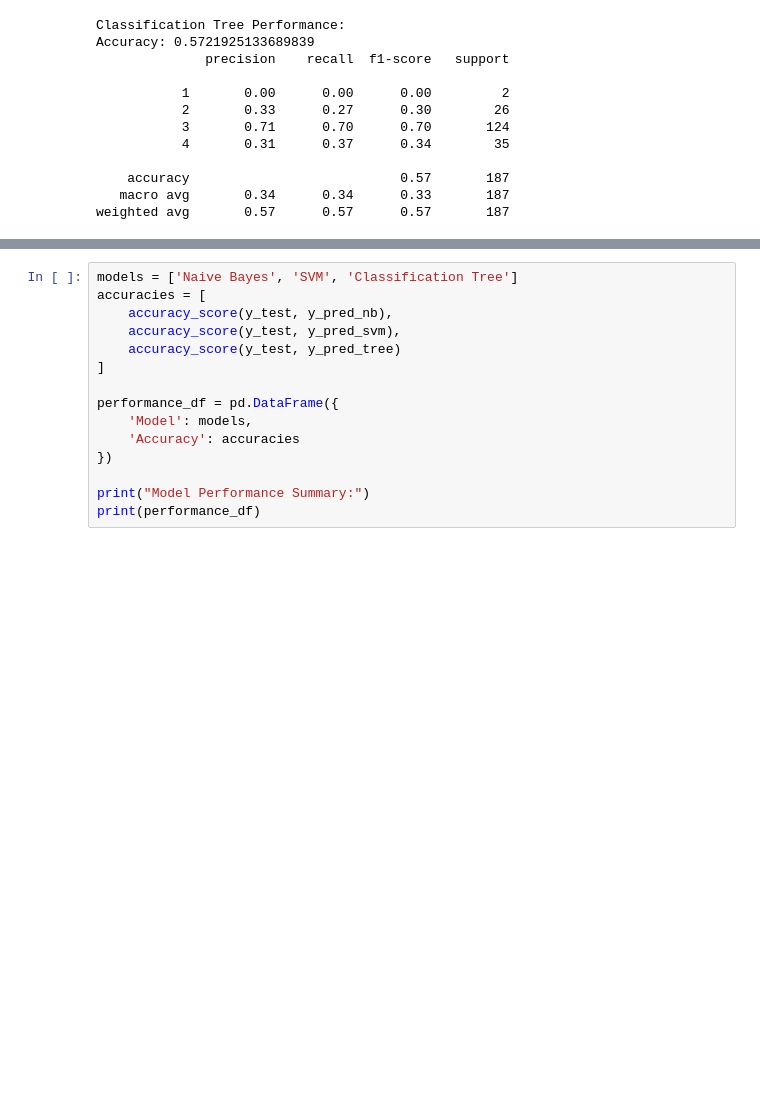
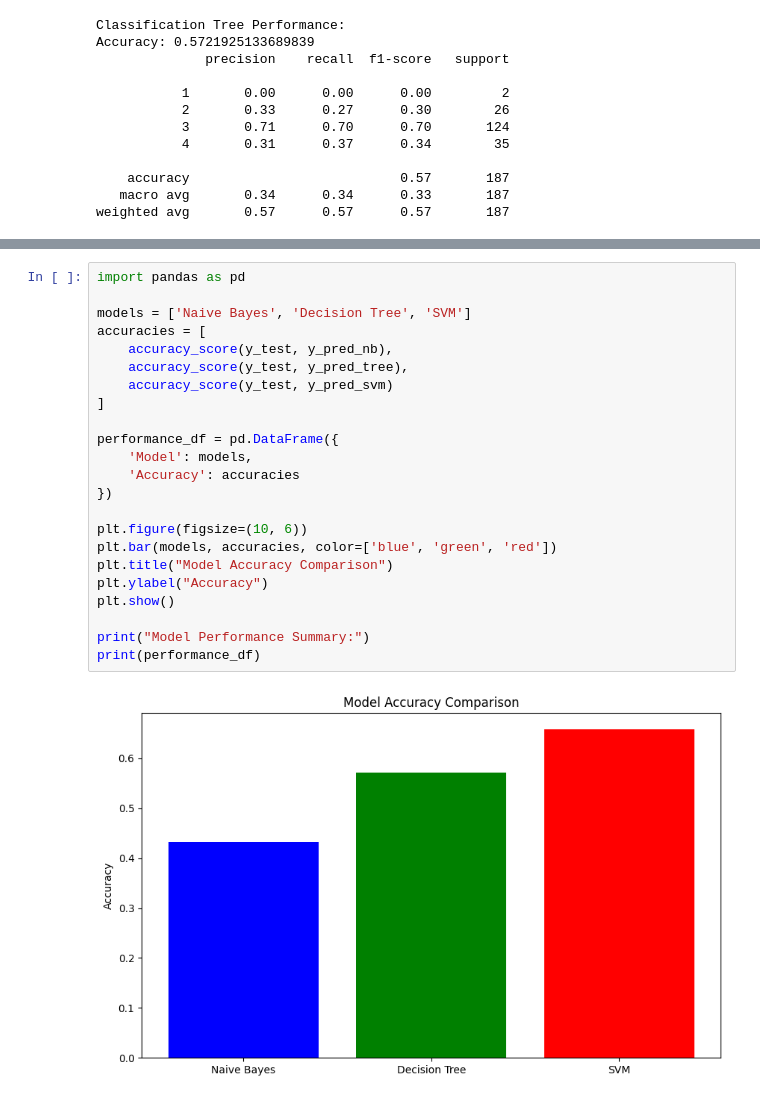
Before and after one commit to rohancshah21/cee5930-final-proj, a Jupyter notebook: classification.ipynb, the cells around one changed output, grey strips where cells are left out. Drawn from its saved outputs; the diff is of its cells as text; blank space fills up the shorter version.

```diff
--- a/classification.ipynb
+++ b/classification.ipynb
@@ -186,17 +255,26 @@ weighted avg       0.57      0.57      0.57       187
 # %%
-models = ['Naive Bayes', 'SVM', 'Classification Tree']
+import pandas as pd
+
+models = ['Naive Bayes', 'Decision Tree', 'SVM']
 accuracies = [
     accuracy_score(y_test, y_pred_nb),
-    accuracy_score(y_test, y_pred_svm),
-    accuracy_score(y_test, y_pred_tree)
+    accuracy_score(y_test, y_pred_tree),
+    accuracy_score(y_test, y_pred_svm)
 ]
 
 performance_df = pd.DataFrame({
     'Model': models,
     'Accuracy': accuracies
 })
 
+plt.figure(figsize=(10, 6))
+plt.bar(models, accuracies, color=['blue', 'green', 'red'])
+plt.title("Model Accuracy Comparison")
+plt.ylabel("Accuracy")
+plt.show()
+
 print("Model Performance Summary:")
 print(performance_df)
 # %% [output]
+[figure, added]
 Model Performance Summary:
```
Also changed, not shown: parts of 4 cells of this notebook, 1 other file.
